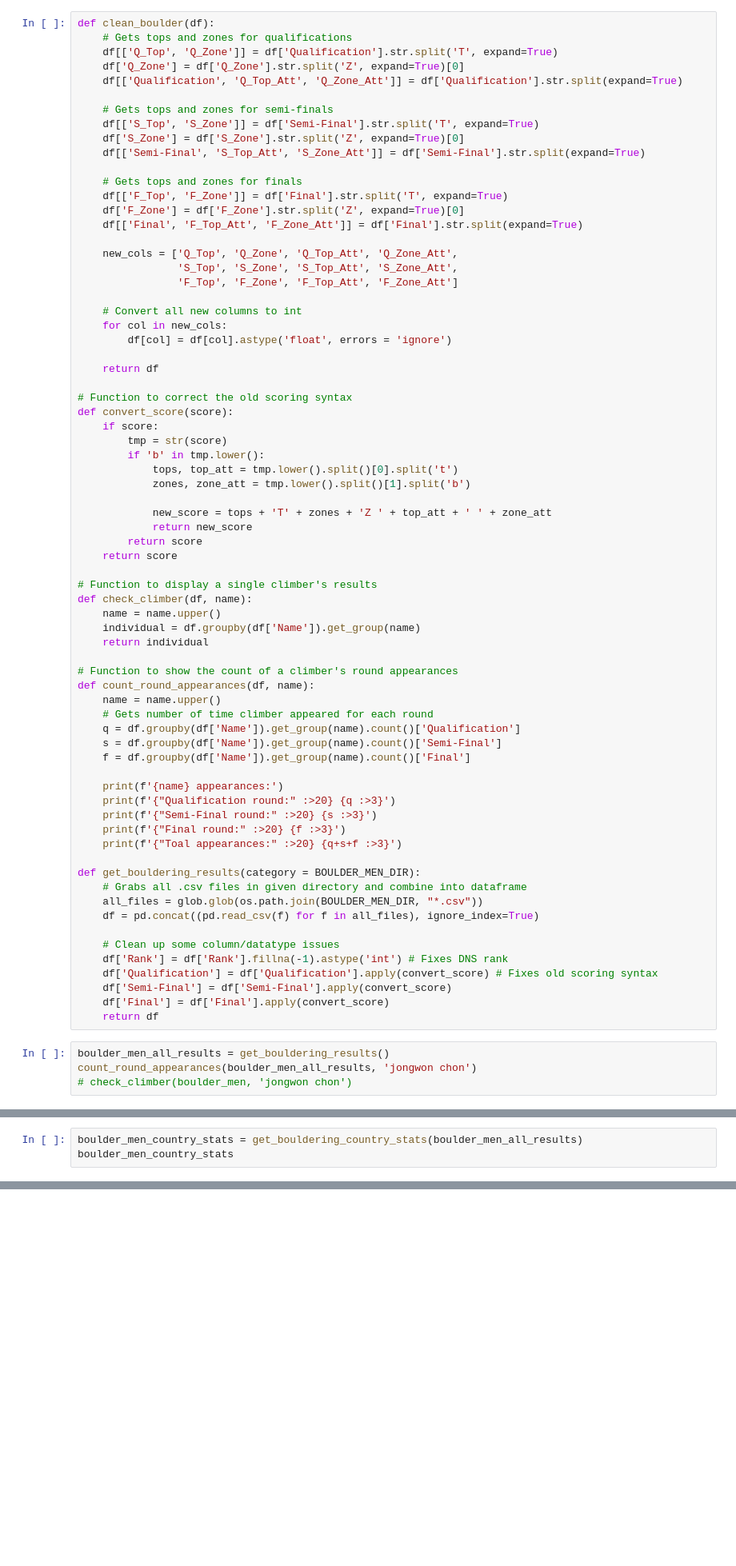
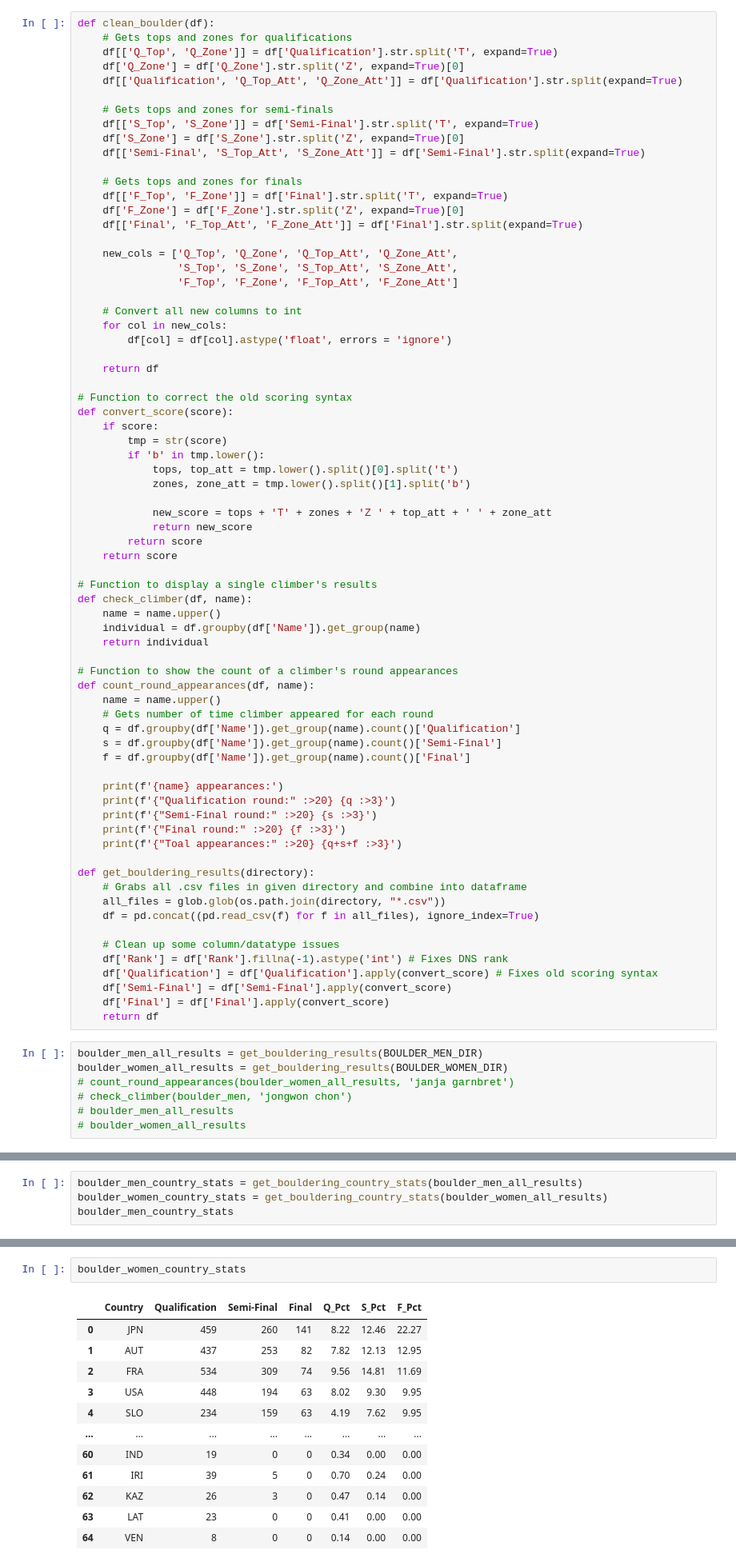
Before and after one commit to noah-kg/scraping-IFSC-website-via-selenium, a Jupyter notebook: IFSC Scraper.ipynb, the cells around one changed output, grey strips where cells are left out. Shown at 80% size. Drawn from its saved outputs; the diff is of its cells as text; blank space fills up the shorter version.

Commit message:
added same basic analysis for women, cleaned up some unnecessary print statements in the scraper class

```diff
--- a/IFSC Scraper.ipynb
+++ b/IFSC Scraper.ipynb
@@ -582,9 +600,9 @@ def count_round_appearances(df, name):
     print(f'{"Final round:" :>20} {f :>3}')
     print(f'{"Toal appearances:" :>20} {q+s+f :>3}')
 
-def get_bouldering_results(category = BOULDER_MEN_DIR):
+def get_bouldering_results(directory):
     # Grabs all .csv files in given directory and combine into dataframe
-    all_files = glob.glob(os.path.join(BOULDER_MEN_DIR, "*.csv"))
+    all_files = glob.glob(os.path.join(directory, "*.csv"))
     df = pd.concat((pd.read_csv(f) for f in all_files), ignore_index=True)
 
     # Clean up some column/datatype issues
@@ -594,6 +612,9 @@ def get_bouldering_results(category = BOULDER_MEN_DIR):
     df['Final'] = df['Final'].apply(convert_score)
     return df
 # %%
-boulder_men_all_results = get_bouldering_results()
-count_round_appearances(boulder_men_all_results, 'jongwon chon')
+boulder_men_all_results = get_bouldering_results(BOULDER_MEN_DIR)
+boulder_women_all_results = get_bouldering_results(BOULDER_WOMEN_DIR)
+# count_round_appearances(boulder_women_all_results, 'janja garnbret')
 # check_climber(boulder_men, 'jongwon chon')
+# boulder_men_all_results
+# boulder_women_all_results
@@ -697,6 +711,7 @@ def get_bouldering_country_stats(df):
     return clean_df
 # %%
 boulder_men_country_stats = get_bouldering_country_stats(boulder_men_all_results)
+boulder_women_country_stats = get_bouldering_country_stats(boulder_women_all_results)
 boulder_men_country_stats
 # %% [output]
 |  | Country | Qualification | Semi-Final | Final | Q_Pct | S_Pct | F_Pct |
@@ -712,3 +727,18 @@ boulder_men_country_stats
 | 78 | KGZ | 1 | 0 | 0 | 0.01 | 0.00 | 0.00 |
 | 79 | VEN | 8 | 2 | 0 | 0.10 | 0.09 | 0.00 |
 80 rows × 7 columns
+# %%
+boulder_women_country_stats
+# %% [output]
+|  | Country | Qualification | Semi-Final | Final | Q_Pct | S_Pct | F_Pct |
+| 0 | JPN | 459 | 260 | 141 | 8.22 | 12.46 | 22.27 |
+| 1 | AUT | 437 | 253 | 82 | 7.82 | 12.13 | 12.95 |
+| 2 | FRA | 534 | 309 | 74 | 9.56 | 14.81 | 11.69 |
+| 3 | USA | 448 | 194 | 63 | 8.02 | 9.30 | 9.95 |
+| 4 | SLO | 234 | 159 | 63 | 4.19 | 7.62 | 9.95 |
+| ... | ... | ... | ... | ... | ... | ... | ... |
+| 60 | IND | 19 | 0 | 0 | 0.34 | 0.00 | 0.00 |
+| 61 | IRI | 39 | 5 | 0 | 0.70 | 0.24 | 0.00 |
+| 62 | KAZ | 26 | 3 | 0 | 0.47 | 0.14 | 0.00 |
+| 63 | LAT | 23 | 0 | 0 | 0.41 | 0.00 | 0.00 |
+| 64 | VEN | 8 | 0 | 0 | 0.14 | 0.00 | 0.00 |
```
Also changed, not shown: parts of 8 cells of this notebook.
